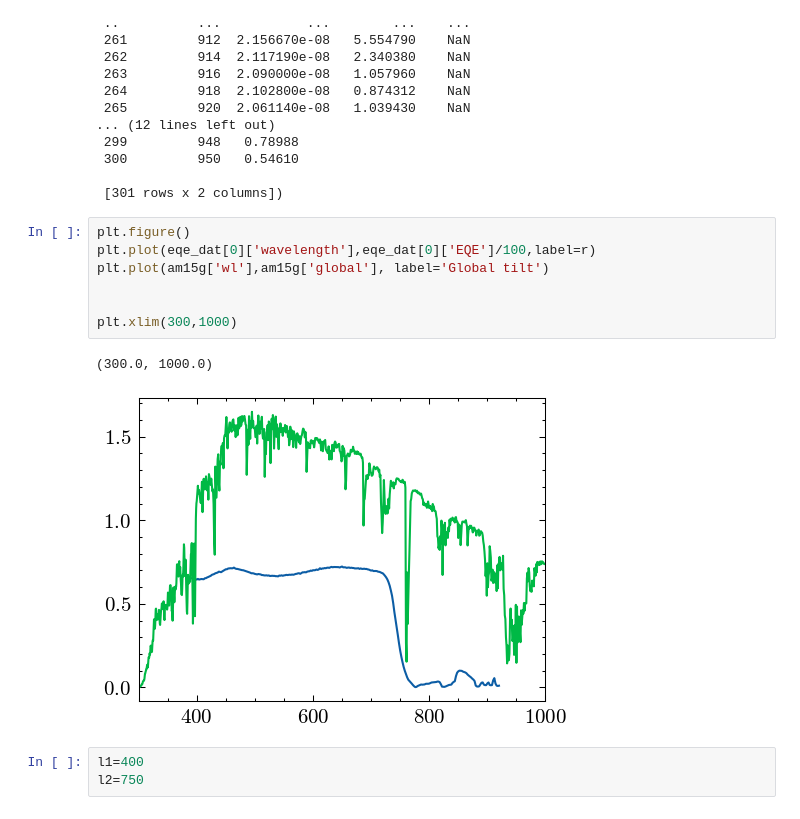
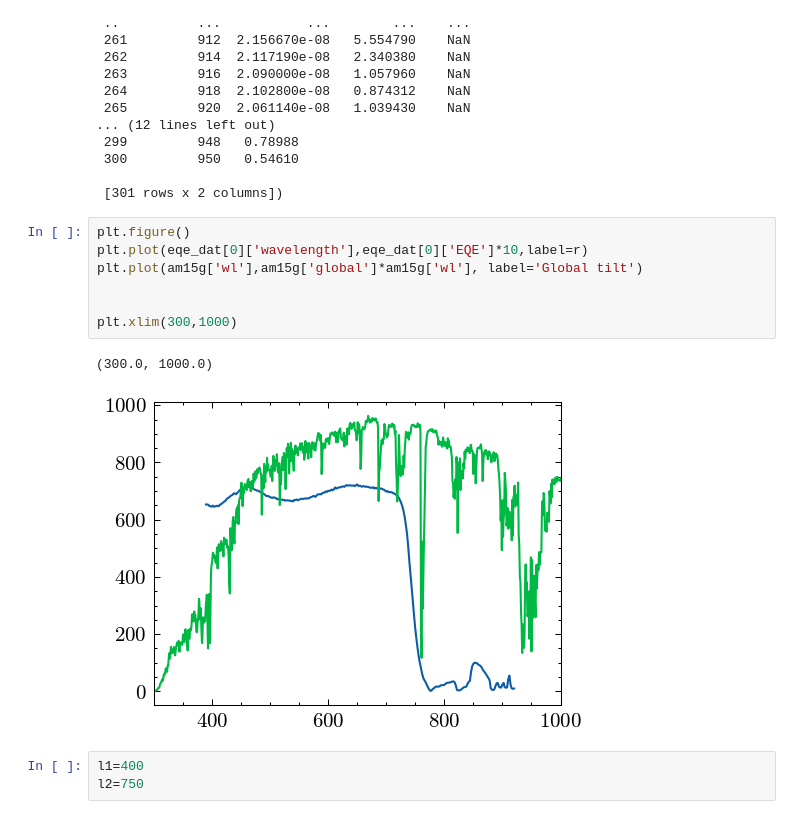
Before and after one commit to emhl/FP2, a Jupyter notebook: solar.ipynb, the cells around one changed output. Drawn from its saved outputs; the diff is of its cells as text.

```diff
--- a/solar.ipynb
+++ b/solar.ipynb
@@ -402,14 +403,14 @@ eqe_dat[0], eqe_ref_dat
  [301 rows x 2 columns])
 # %%
 plt.figure()
-plt.plot(eqe_dat[0]['wavelength'],eqe_dat[0]['EQE']/100,label=r)
-plt.plot(am15g['wl'],am15g['global'], label='Global tilt')
+plt.plot(eqe_dat[0]['wavelength'],eqe_dat[0]['EQE']*10,label=r)
+plt.plot(am15g['wl'],am15g['global']*am15g['wl'], label='Global tilt')
 
 
 plt.xlim(300,1000)
 # %% [output]
 (300.0, 1000.0)
-[figure, old version]
+[figure, new version]
 # %%
 l1=400
 l2=750
```
Also changed, not shown: parts of 4 cells of this notebook.
